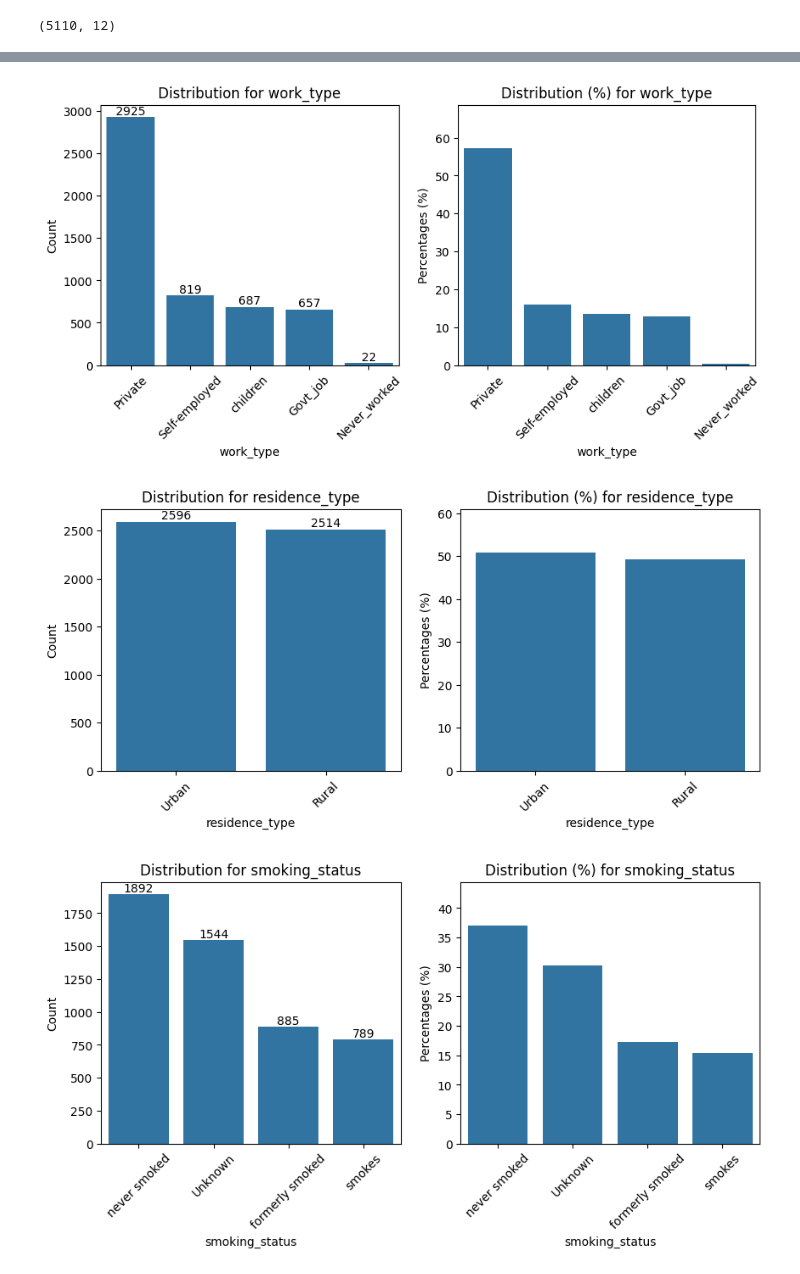
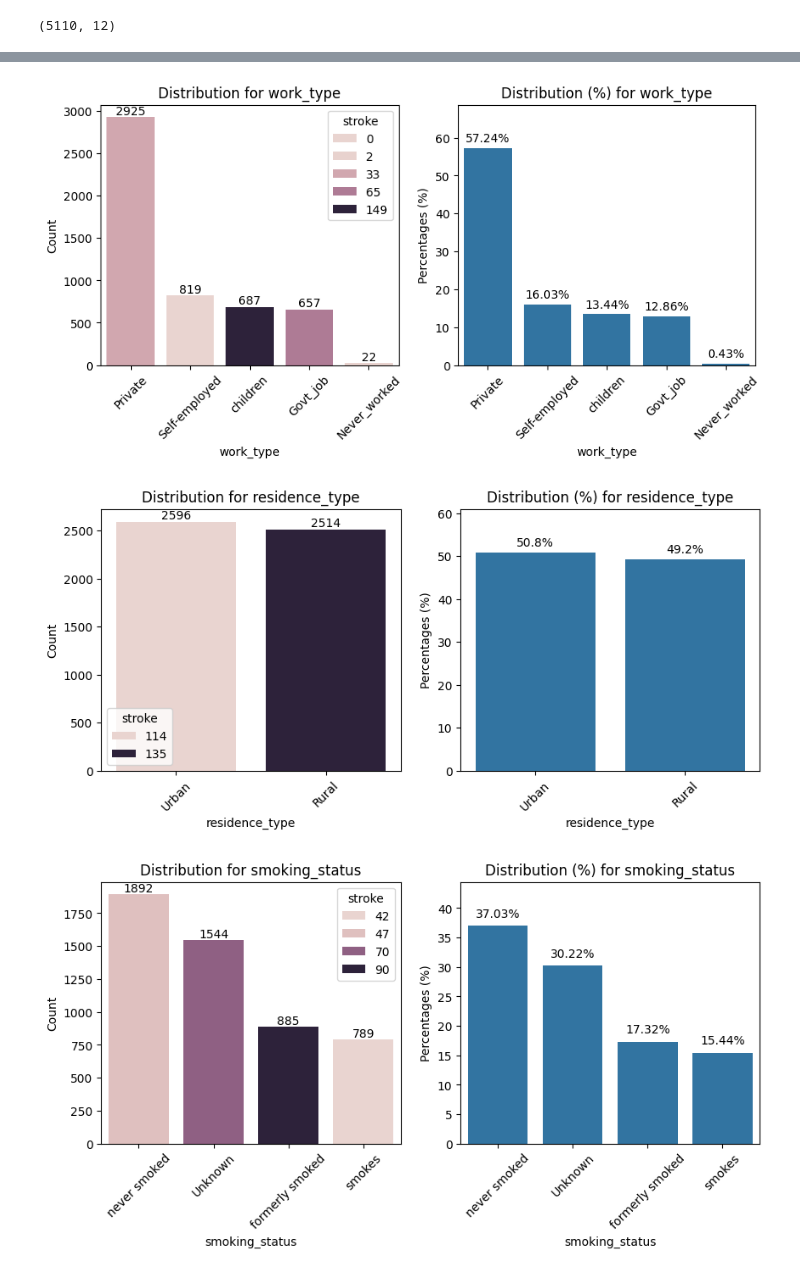
Before and after one commit to stan-2828/stroke_prediction, a Jupyter notebook: experiments/notebooks/01_eda.ipynb, the cells around one changed output, grey strips where cells are left out. Cells and saved outputs as stored; diff of their text form; code cells hidden in the pictures.

```diff
--- a/experiments/notebooks/01_eda.ipynb
+++ b/experiments/notebooks/01_eda.ipynb
@@ -54,6 +54,9 @@ stroke_data = stroke_data.rename(
     }
 )
 
+# Drop unnecessary column
+stroke_data = stroke_data.drop(columns=['id'])
+
 stroke_data.info()
 # %% [output]
 <class 'pandas.DataFrame'>
@@ -112,8 +130,9 @@ stroke_df = stroke_data.copy()
 numerical_cols = ['age', 'avg_glucose_level', 'bmi']
 
 for col in numerical_cols:
-    plt.figure()
-    sns.histplot(stroke_df[col], kde = True)
+    plt.figure(figsize=(8,5))
+    sns.histplot(x=stroke_df[col], data=stroke_df, hue='stroke', kde = True)
+    #sns.histplot(stroke_df[col], kde=True)
     plt.title(f'Distribution of {col}')
     plt.xlabel(col)
     plt.ylabel('Frequency')
@@ -133,16 +169,19 @@ for col in categorical_cols:
 
     # Plot on the first axes
     cat_count = stroke_df[col].value_counts()
+    stroke_count = pd.DataFrame(stroke_df.groupby(col)['stroke'].sum())
     sns.barplot(
         x=cat_count.index,
         y=cat_count.values,
-        ax=ax1
+        ax=ax1,
+        data=stroke_count,
+        hue='stroke'
     )
 
-    # Add count labels on each break
+    # Add count labels on each bar
     for i, value in enumerate(cat_count.values):
         ax1.text(
-            i, value + 0.5, f'{value}',
+            i, value + 1, f'{value}',
             ha='center', va='bottom', fontsize=10
         )
     ax1.set_title(f'Distribution for {col}')
@@ -158,6 +197,13 @@ for col in categorical_cols:
         y=percentages.values,
         ax=ax2
     )
+
+    # Add percentage labels to each bar
+    for i, value in enumerate(percentages.values):
+        ax2.text(
+            i, value + 1, f'{value}%',
+            ha='center', va='bottom', fontsize=10
+        )
     ax2.set_title(f'Distribution (%) for {col}')
     ax2.set_xlabel(col)
     ax2.set_ylabel('Percentages (%)')
@@ -175,3 +221,3 @@ for col in categorical_cols:
-[figure, old version]
+[figure, new version]
-[figure, old version]
+[figure, new version]
-[figure, old version]
+[figure, new version]
```
Also changed, not shown: parts of 10 cells of this notebook.
